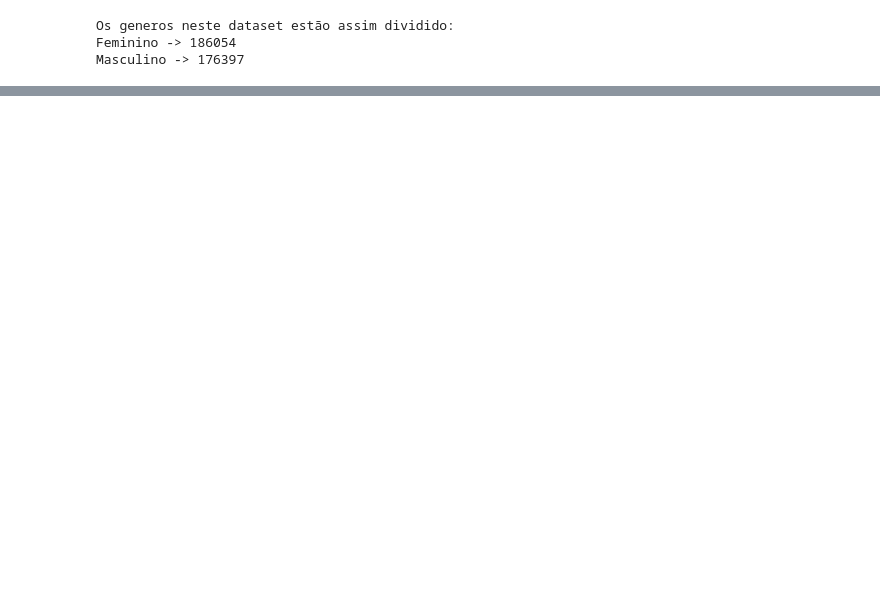
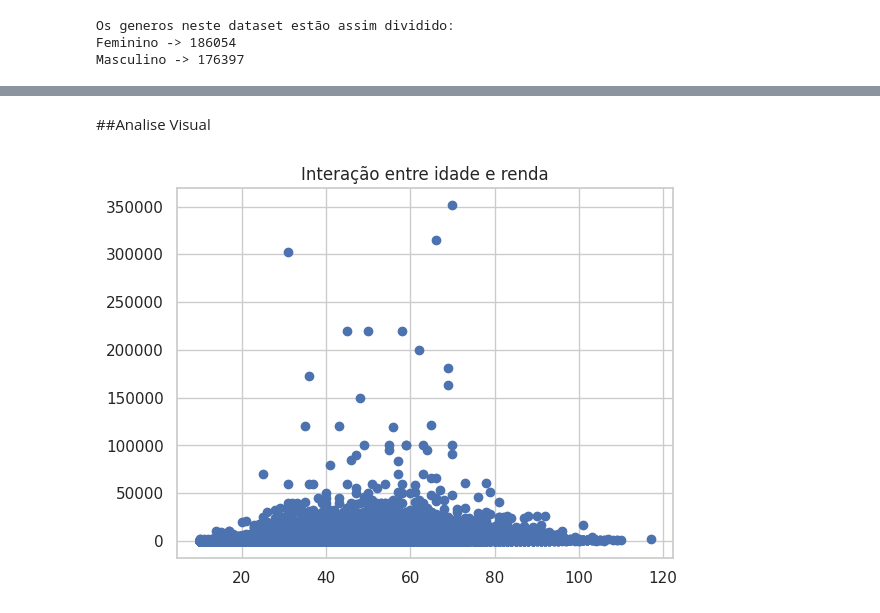
Before and after one commit to Gcango/Analise_Exploratoria_Descrit_pnad, a Jupyter notebook: Pnad_dataExploration.ipynb, the cells around one changed output, grey strips where cells are left out. Drawn from its saved outputs; the diff is of its cells as text; code cells hidden in the pictures; blank space fills up the shorter version.

```diff
--- a/Pnad_dataExploration.ipynb
+++ b/Pnad_dataExploration.ipynb
@@ -77,0 +173,3 @@ Name: V0404, dtype: int64
+# %%
+dados['V4718'] = pd.to_numeric(dados['V4718'], errors='coerce')
+dados['Salario'] = pd.to_numeric(dados['Salario'], errors='coerce')
@@ -77,0 +234,2 @@ Name: V0404, dtype: int64
+# %% [markdown]
+##Analise Visual
@@ -77,0 +238,7 @@ Name: V0404, dtype: int64
+# %%
+sns.set(style='whitegrid')
+plt.scatter(dados.idade, dados.Salario)
+plt.title('Interação entre idade e renda')
+plt.show()
+# %% [output]
+[figure, added]
```
Also changed, not shown: parts of 63 cells of this notebook.
